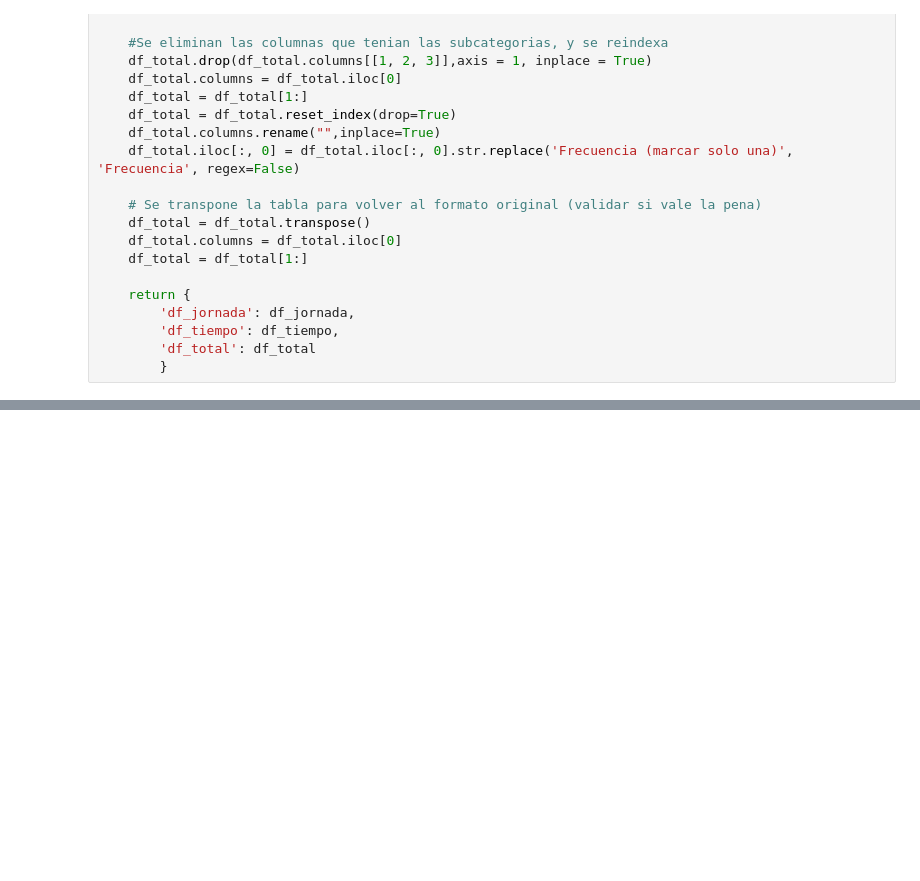
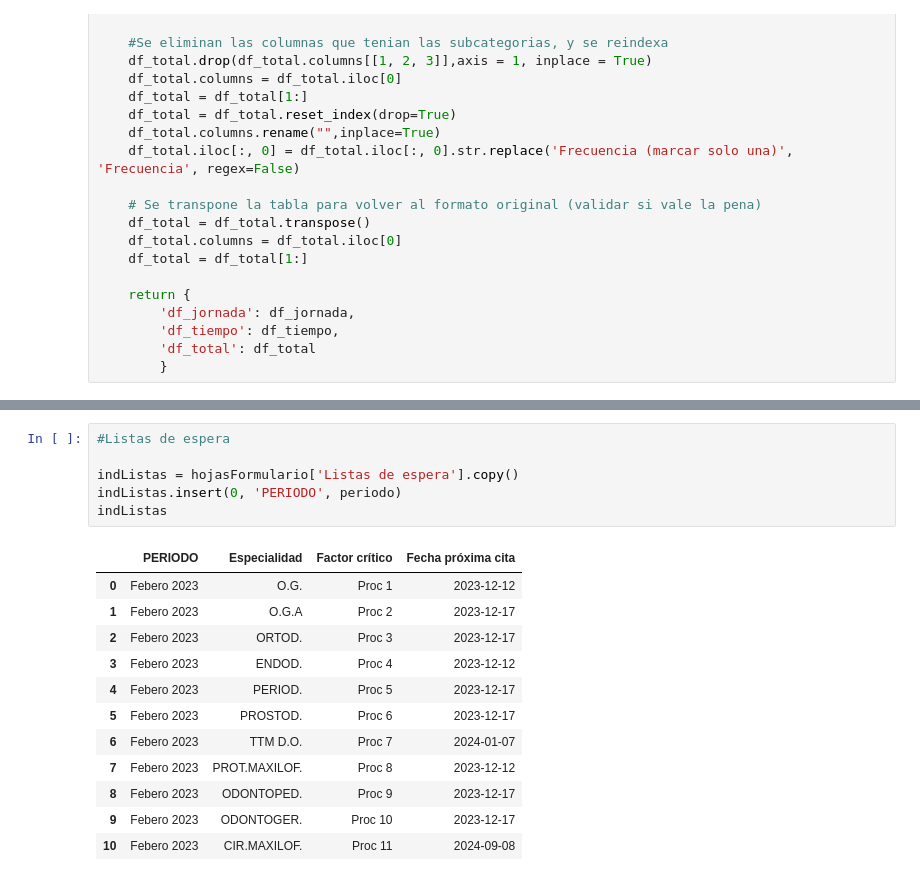
Before and after one commit to TFGIndicadores/Herramienta-Programada, a Jupyter notebook: Pruebas.ipynb, the cells around one changed output, grey strips where cells are left out. Saved outputs shown, nothing was run; the diff lists cells and outputs as text; blank space fills up the shorter version.

```diff
--- a/Pruebas.ipynb
+++ b/Pruebas.ipynb
@@ -122,0 +762,19 @@ result_dataframes["ESP. ABC"]["df_tiempo"]
+# %%
+#Listas de espera
+
+indListas = hojasFormulario['Listas de espera'].copy()
+indListas.insert(0, 'PERIODO', periodo)
+indListas
+# %% [output]
+|  | PERIODO | Especialidad | Factor crítico | Fecha próxima cita |
+| 0 | Febero 2023 | O.G. | Proc 1 | 2023-12-12 |
+| 1 | Febero 2023 | O.G.A | Proc 2 | 2023-12-17 |
+| 2 | Febero 2023 | ORTOD. | Proc 3 | 2023-12-17 |
+| 3 | Febero 2023 | ENDOD. | Proc 4 | 2023-12-12 |
+| 4 | Febero 2023 | PERIOD. | Proc 5 | 2023-12-17 |
+| 5 | Febero 2023 | PROSTOD. | Proc 6 | 2023-12-17 |
+| 6 | Febero 2023 | TTM D.O. | Proc 7 | 2024-01-07 |
+| 7 | Febero 2023 | PROT.MAXILOF. | Proc 8 | 2023-12-12 |
+| 8 | Febero 2023 | ODONTOPED. | Proc 9 | 2023-12-17 |
+| 9 | Febero 2023 | ODONTOGER. | Proc 10 | 2023-12-17 |
+| 10 | Febero 2023 | CIR.MAXILOF. | Proc 11 | 2024-09-08 |
```
Also changed, not shown: parts of 15 cells of this notebook, 1 other file.
